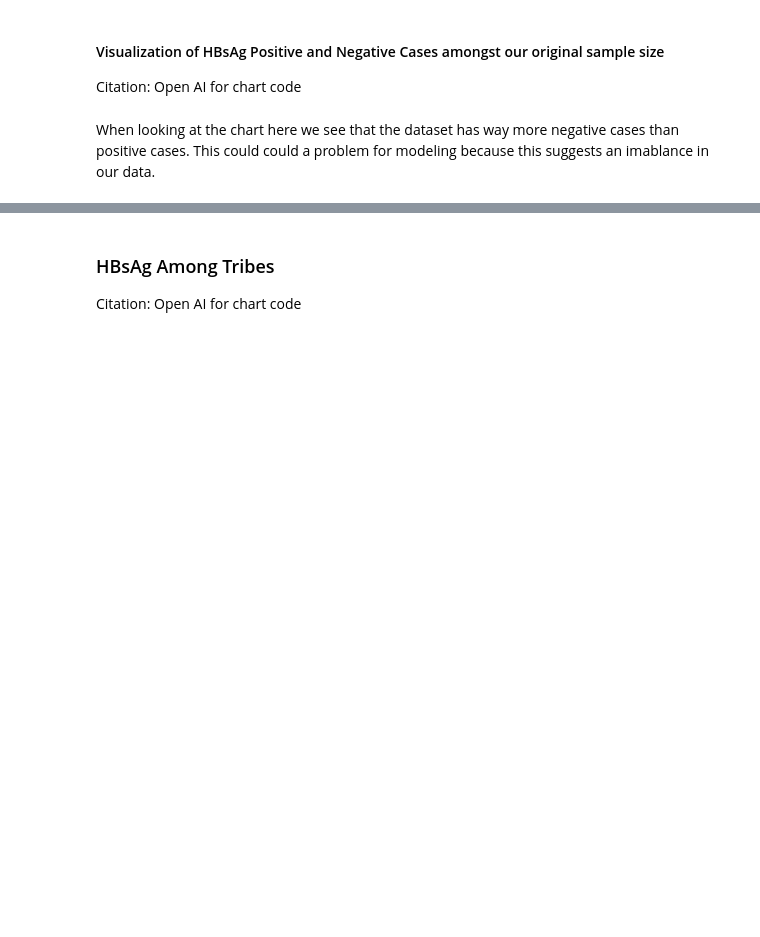
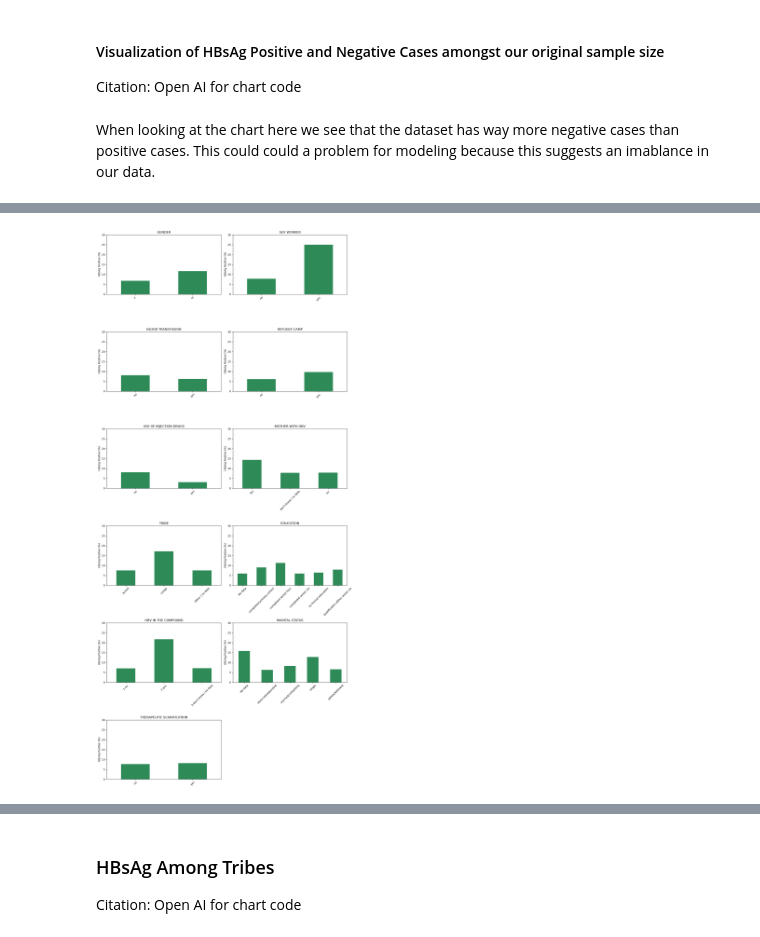
Before and after one commit to 303gabby/XB_0175_Proposal_Code, a Jupyter notebook: XB_0175_code.ipynb, the cells around one changed output, grey strips where cells are left out. Saved outputs shown, nothing was run; the diff lists cells and outputs as text; code cells hidden in the pictures; blank space fills up the shorter version.

```diff
--- a/XB_0175_code.ipynb
+++ b/XB_0175_code.ipynb
@@ -199,0 +202,26 @@ plt.show()
+# %%
+df["HBV_positive"]= df['HBsAg'].astype(str).str.strip().str.lower().map({'no': 0, 'yes': 1})
+Variables= ['GENDER', 'SEX WORKER', 'BLOOD TRANSFUSION',
+                        'REFUGEE CAMP','USE OF INJECTION DRUGS',
+                       'MOTHER WITH HBV', 'TRIBE', 'EDUCATION',
+                       'HBV IN THE COMPOUND',
+                       'MARITAL STATUS',
+                       'THERAPEUTIC SCARIFICATION']
+nrows= math.ceil(len(Variables)/2)
+fig,axes = plt.subplots(nrows,2, figsize= (14, 5* nrows), squeeze = False)
+axes = axes.flatten()
+for i, variable in enumerate(Variables):
+    prevalence = (df.groupby(variable)["HBV_positive"].mean()*100)
+    prevalence.plot( kind='bar', color='seagreen', ax= axes[i])
+    axes[i].set_title(variable)
+    axes[i].set_xlabel('')
+    axes[i].set_ylabel('HBsAg Positive (%)')
+    axes[i].set_ylim(0,30)
+    axes[i].tick_params(axis="x", labelrotation=45)
+for ax in axes[len(Variables):]:
+    ax.set_visible(False)
+
+plt.tight_layout()
+plt.show()
+# %% [output]
+[figure, added]
```
Also changed, not shown: parts of 15 cells of this notebook.
